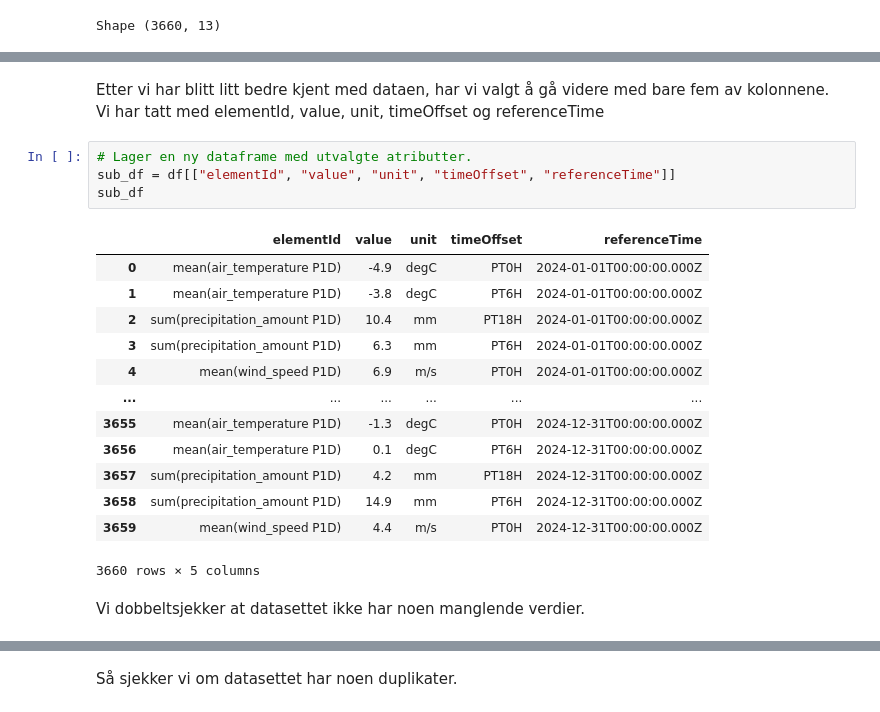
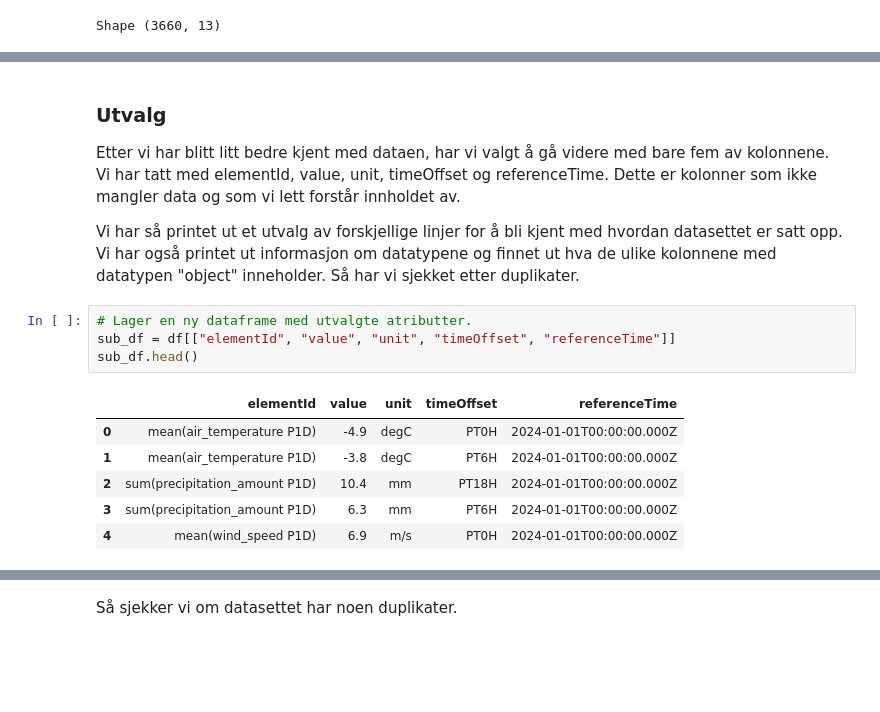
Before and after one commit to Sofihage/Milj-dataanalyse, a Jupyter notebook: notebooks/mappe_del_1.ipynb, the cells around one changed output, grey strips where cells are left out. Cells and saved outputs as stored; diff of their text form; blank space fills up the shorter version.

Commit message:
mappe_del_1 jobbet med bedre flyt i notebooken

```diff
--- a/notebooks/mappe_del_1.ipynb
+++ b/notebooks/mappe_del_1.ipynb
@@ -98,23 +126,17 @@ msno.bar(df)
 [figure]
 # %% [markdown]
-Etter vi har blitt litt bedre kjent med dataen, har vi valgt å gå videre med bare fem av kolonnene. Vi har tatt med elementId, value, unit, timeOffset og referenceTime
+### Utvalg
+Etter vi har blitt litt bedre kjent med dataen, har vi valgt å gå videre med bare fem av kolonnene. Vi har tatt med elementId, value, unit, timeOffset og referenceTime. Dette er kolonner som ikke mangler data og som vi lett forstår innholdet av.
+
+Vi har så printet ut et utvalg av forskjellige linjer for å bli kjent med hvordan datasettet er satt opp. Vi har også printet ut informasjon om datatypene og finnet ut hva de ulike kolonnene med datatypen "object" inneholder. Så har vi sjekket etter duplikater.
 # %%
 # Lager en ny dataframe med utvalgte atributter.
 sub_df = df[["elementId", "value", "unit", "timeOffset", "referenceTime"]]
-sub_df
+sub_df.head()
 # %% [output]
 |  | elementId | value | unit | timeOffset | referenceTime |
 | 0 | mean(air_temperature P1D) | -4.9 | degC | PT0H | 2024-01-01T00:00:00.000Z |
 | 1 | mean(air_temperature P1D) | -3.8 | degC | PT6H | 2024-01-01T00:00:00.000Z |
 | 2 | sum(precipitation_amount P1D) | 10.4 | mm | PT18H | 2024-01-01T00:00:00.000Z |
 | 3 | sum(precipitation_amount P1D) | 6.3 | mm | PT6H | 2024-01-01T00:00:00.000Z |
 | 4 | mean(wind_speed P1D) | 6.9 | m/s | PT0H | 2024-01-01T00:00:00.000Z |
-| ... | ... | ... | ... | ... | ... |
-| 3655 | mean(air_temperature P1D) | -1.3 | degC | PT0H | 2024-12-31T00:00:00.000Z |
-| 3656 | mean(air_temperature P1D) | 0.1 | degC | PT6H | 2024-12-31T00:00:00.000Z |
-| 3657 | sum(precipitation_amount P1D) | 4.2 | mm | PT18H | 2024-12-31T00:00:00.000Z |
-| 3658 | sum(precipitation_amount P1D) | 14.9 | mm | PT6H | 2024-12-31T00:00:00.000Z |
-| 3659 | mean(wind_speed P1D) | 4.4 | m/s | PT0H | 2024-12-31T00:00:00.000Z |
-3660 rows × 5 columns
-# %% [markdown]
-Vi dobbeltsjekker at datasettet ikke har noen manglende verdier.
```
Also changed, not shown: parts of 14 cells of this notebook.
